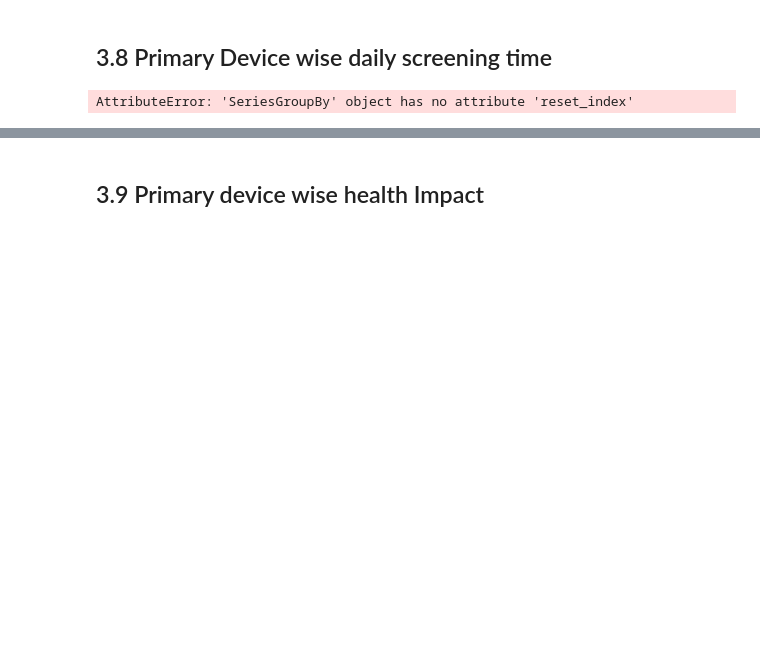
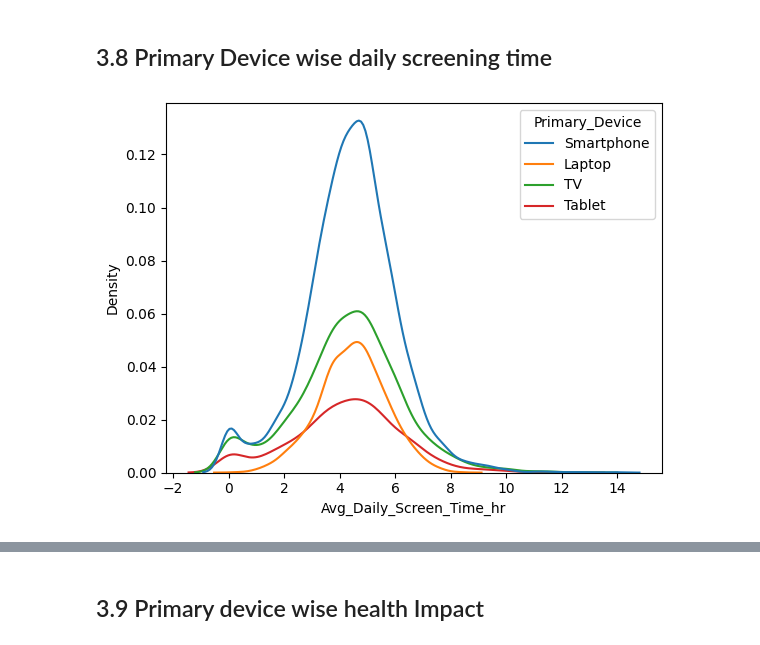
Before and after one commit to gurusharansaini/Machine-Learning, a Jupyter notebook: ML CONSEPTS/EDA/EXERCISE 6/Untitled.ipynb, the cells around one changed output, grey strips where cells are left out. Drawn from its saved outputs; the diff is of its cells as text; code cells hidden in the pictures; blank space fills up the shorter version.

```diff
--- a/ML CONSEPTS/EDA/EXERCISE 6/Untitled.ipynb
+++ b/ML CONSEPTS/EDA/EXERCISE 6/Untitled.ipynb
@@ -294,6 +301,7 @@ plt.show()
 # %% [markdown]
 ## 3.8 Primary Device wise daily screening time <span id='3.8'></span>
 # %%
-df.groupby('Primary_Device')['Avg_Daily_Screen_Time_hr'].reset_index()
+sns.kdeplot(data=df,x='Avg_Daily_Screen_Time_hr',hue='Primary_Device',fill=False)
+plt.show()
 # %% [output]
-AttributeError: 'SeriesGroupBy' object has no attribute 'reset_index'
+[figure, added]
```
Also changed, not shown: parts of 11 cells of this notebook, 10 other files.
